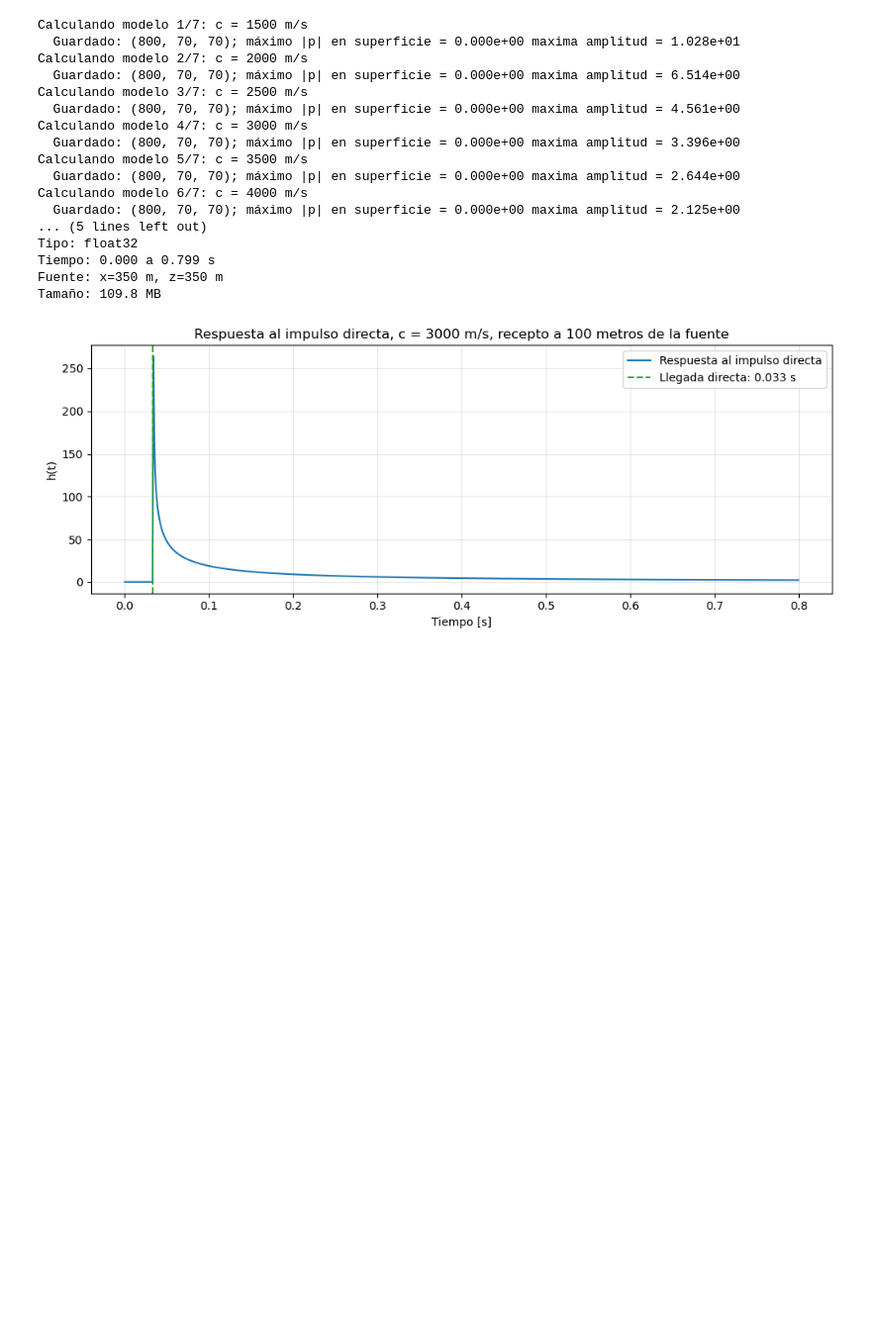
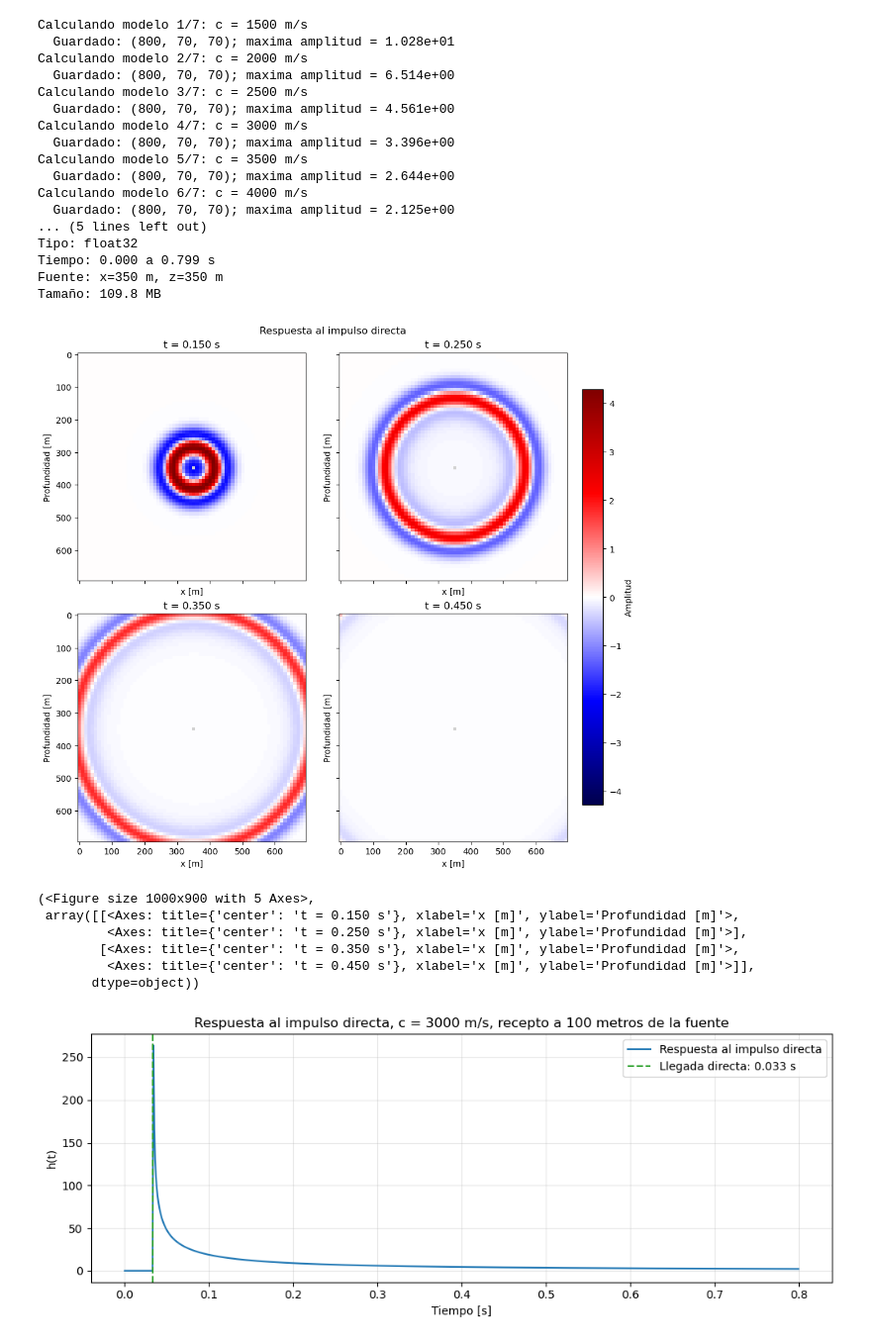
Before and after one commit to Konat23/DeepONet_AWP, a Jupyter notebook: src/01_Analytic/Analytical.ipynb, the cells around one changed output. Shown at 99% size. Saved outputs shown, nothing was run; the diff lists cells and outputs as text; code cells hidden in the pictures; blank space fills up the shorter version.

```diff
--- a/src/01_Analytic/Analytical.ipynb
+++ b/src/01_Analytic/Analytical.ipynb
@@ -159,15 +159,15 @@ IZ, IX = np.indices((nz, nx))
 distance_squared_direct = (
     (IX - ix_source)**2 + (IZ - iz_source)**2
 )
-distance_squared_image = (
-    (IX - ix_source)**2 + (IZ + iz_source)**2
-)
+#distance_squared_image = (
+#    (IX - ix_source)**2 + (IZ + iz_source)**2
+#)
 
 # Una tabla común para ambas contribuciones.
 unique_squared, inverse = np.unique(
     np.concatenate([
         distance_squared_direct.ravel(),
-        distance_squared_image.ravel(),
+        #distance_squared_image.ravel(),
     ]),
     return_inverse=True,
 )
@@ -175,7 +175,7 @@ unique_squared, inverse = np.unique(
 n_pixels = nz * nx
 
 index_direct = inverse[:n_pixels].reshape(nz, nx)
-index_image = inverse[n_pixels:].reshape(nz, nx)
+#index_image = inverse[n_pixels:].reshape(nz, nx)
 
 distances = dh * np.sqrt(unique_squared.astype(float))
 
@@ -260,12 +260,12 @@ for imodel, c in enumerate(velocities):
     # (Nt, Nz, Nx), directa menos fuente imagen.
     field = (
         response[:, index_direct]
-        - response[:, index_image]
+        #- response[:, index_image]
     )
 
     # Verificar la condición de superficie libre.
-    surface_error = np.max(np.abs(field[:, 0, :]))
-    assert surface_error == 0.0
+    #surface_error = np.max(np.abs(field[:, 0, :]))
+    #assert surface_error == 0.0
 
     max_amplitude = np.nanmax(field)
 
@@ -277,7 +277,7 @@ for imodel, c in enumerate(velocities):
 
     print(
         f"  Guardado: {field.shape}; "
-        f"máximo |p| en superficie = {surface_error:.3e}",
+        #f"máximo |p| en superficie = {surface_error:.3e}",
         f"maxima amplitud = {max_amplitude:.3e}" ,
         flush=True,
     )
@@ -303,22 +303,32 @@ print(f"Fuente: x={x_source:g} m, z={z_source:g} m")
 print(f"Tamaño: {output_path.stat().st_size / 1e6:.1f} MB")
 # %% [output]
 Calculando modelo 1/7: c = 1500 m/s
-  Guardado: (800, 70, 70); máximo |p| en superficie = 0.000e+00 maxima amplitud = 1.028e+01
+  Guardado: (800, 70, 70); maxima amplitud = 1.028e+01
 Calculando modelo 2/7: c = 2000 m/s
-  Guardado: (800, 70, 70); máximo |p| en superficie = 0.000e+00 maxima amplitud = 6.514e+00
+  Guardado: (800, 70, 70); maxima amplitud = 6.514e+00
 Calculando modelo 3/7: c = 2500 m/s
-  Guardado: (800, 70, 70); máximo |p| en superficie = 0.000e+00 maxima amplitud = 4.561e+00
+  Guardado: (800, 70, 70); maxima amplitud = 4.561e+00
 Calculando modelo 4/7: c = 3000 m/s
-  Guardado: (800, 70, 70); máximo |p| en superficie = 0.000e+00 maxima amplitud = 3.396e+00
+  Guardado: (800, 70, 70); maxima amplitud = 3.396e+00
 Calculando modelo 5/7: c = 3500 m/s
-  Guardado: (800, 70, 70); máximo |p| en superficie = 0.000e+00 maxima amplitud = 2.644e+00
+  Guardado: (800, 70, 70); maxima amplitud = 2.644e+00
 Calculando modelo 6/7: c = 4000 m/s
-  Guardado: (800, 70, 70); máximo |p| en superficie = 0.000e+00 maxima amplitud = 2.125e+00
+  Guardado: (800, 70, 70); maxima amplitud = 2.125e+00
 ... (5 lines left out)
 Tipo: float32
 Tiempo: 0.000 a 0.799 s
 Fuente: x=350 m, z=350 m
 Tamaño: 109.8 MB
+# %%
+plot_four_frames(saved[0], times=(0.15, 0.25, 0.35, 0.45))
+# %% [output]
+[figure, added]
+(<Figure size 1000x900 with 5 Axes>,
+ array([[<Axes: title={'center': 't = 0.150 s'}, xlabel='x [m]', ylabel='Profundidad [m]'>,
+         <Axes: title={'center': 't = 0.250 s'}, xlabel='x [m]', ylabel='Profundidad [m]'>],
+        [<Axes: title={'center': 't = 0.350 s'}, xlabel='x [m]', ylabel='Profundidad [m]'>,
+         <Axes: title={'center': 't = 0.450 s'}, xlabel='x [m]', ylabel='Profundidad [m]'>]],
+       dtype=object))
 # %%
 import numpy as np
 import matplotlib.pyplot as plt
```
